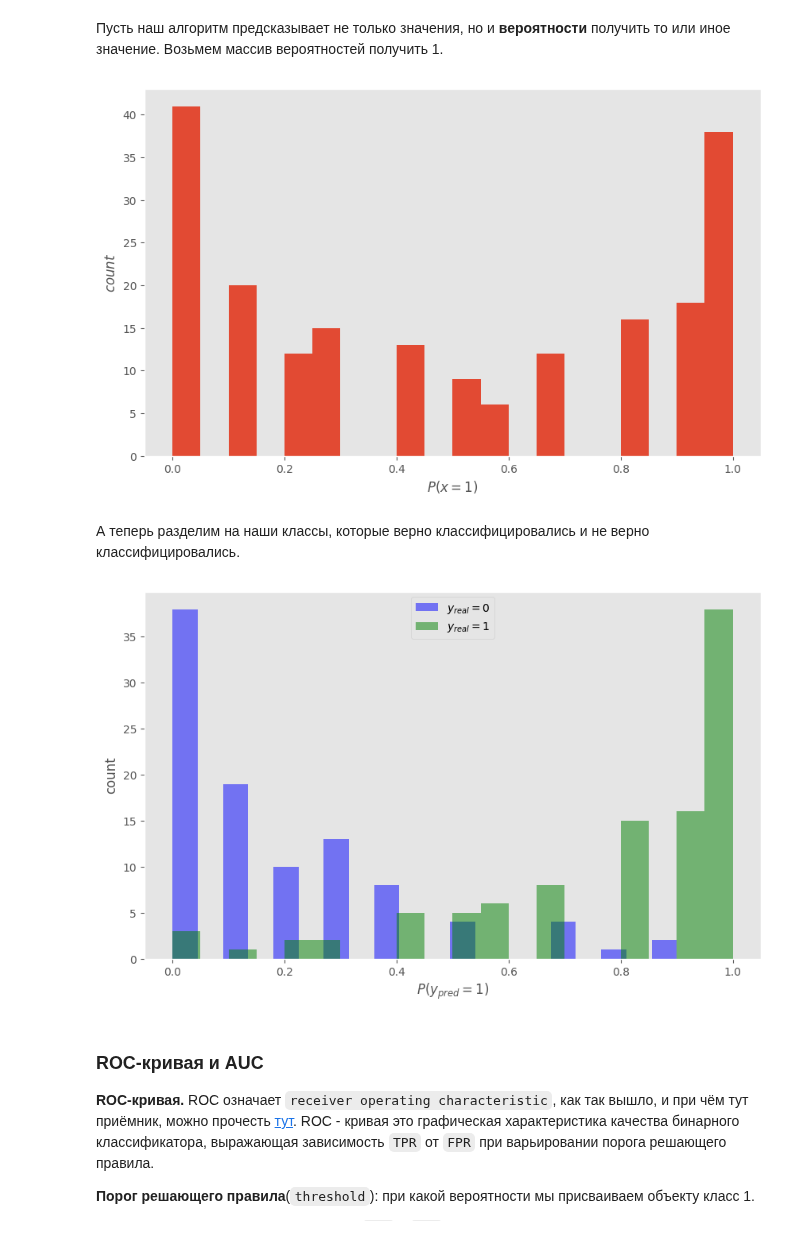
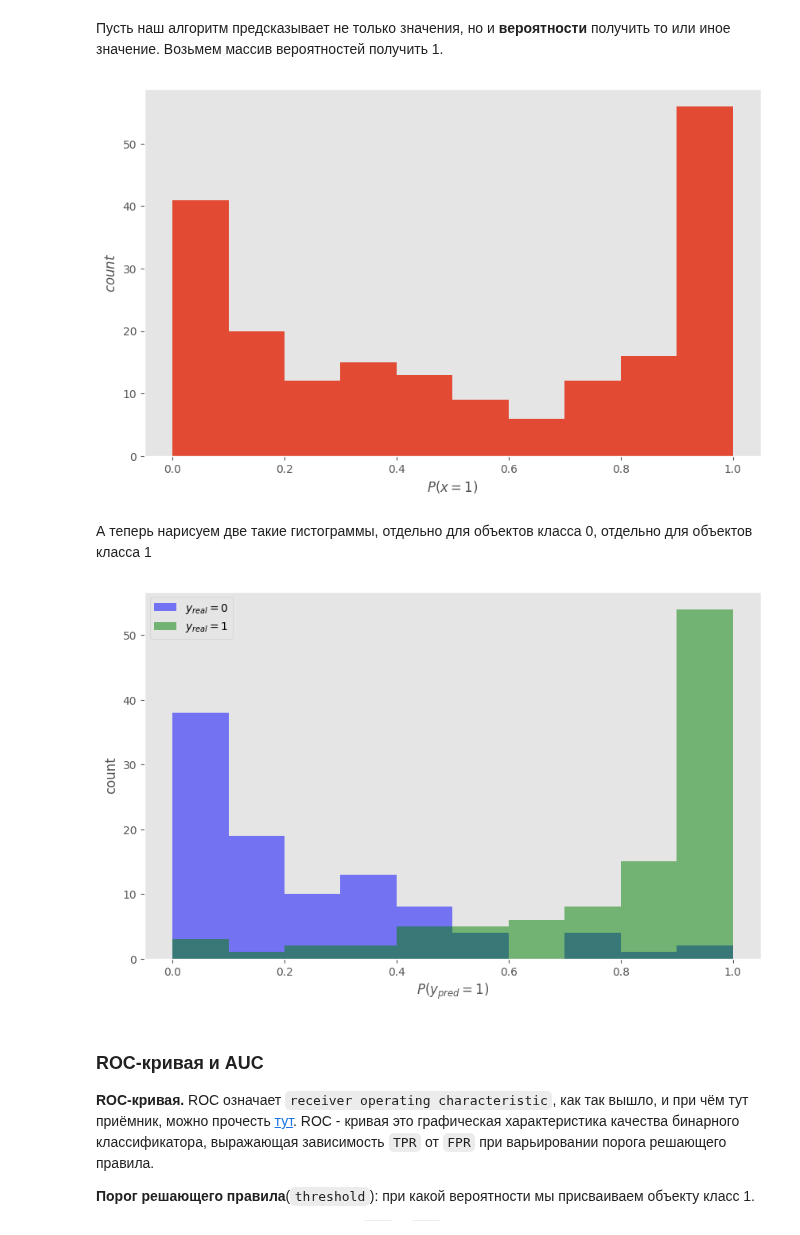
Before and after one commit to kokamido/ml2023, a Jupyter notebook: 03-Features/Metrics.ipynb, the cells around one changed output. Cells and saved outputs as stored; diff of their text form; code cells hidden in the pictures.

```diff
--- a/03-Features/Metrics.ipynb
+++ b/03-Features/Metrics.ipynb
@@ -164,26 +296,26 @@ model = clf.fit(X_train, y_train)
 y_prob = model.predict_proba(X_test)
 y_prob1 = y_prob[:,1]
 # %%
-plt.hist(y_prob1, bins=20)
+plt.hist(y_prob1, bins=[round(i/10,1) for i in range(11)])
 plt.xlabel('$P(x = 1)$')
 plt.ylabel('$count$')
 plt.grid()
 # %% [output]
-[figure, old version]
+[figure, new version]
-# %% [markdown]
-А теперь разделим на наши классы, которые верно классифицировались и не верно классифицировались.
+# %% [markdown]
+А теперь нарисуем две такие гистограммы, отдельно для объектов класса 0, отдельно для объектов класса 1
 # %%
 table = np.hstack((y_prob1.reshape((-1,1)), y_test.reshape((-1,1))))
 zero_pred = table[table[:,1]==0]
 ones_pred = table[table[:,1]==1]
-plt.hist(zero_pred[:,0], bins=20, color='blue', alpha=0.5, label='$y_{real}=0$')
-plt.hist(ones_pred[:,0], bins=20, color='green', alpha=0.5, label='$y_{real}=1$')
+plt.hist(zero_pred[:,0], bins=[round(i/10,1) for i in range(11)], color='blue', alpha=0.5, label='$y_{real}=0$')
+plt.hist(ones_pred[:,0], bins=[round(i/10,1) for i in range(11)], color='green', alpha=0.5, label='$y_{real}=1$')
 plt.ylabel('count')
 plt.xlabel('$P(y_{pred} = 1)$')
 plt.legend()
 plt.grid()
 # %% [output]
-[figure, old version]
+[figure, new version]
 # %% [markdown]
 ### ROC-кривая и AUC
 
```
Also changed, not shown: parts of 51 cells of this notebook, 3 other files.
